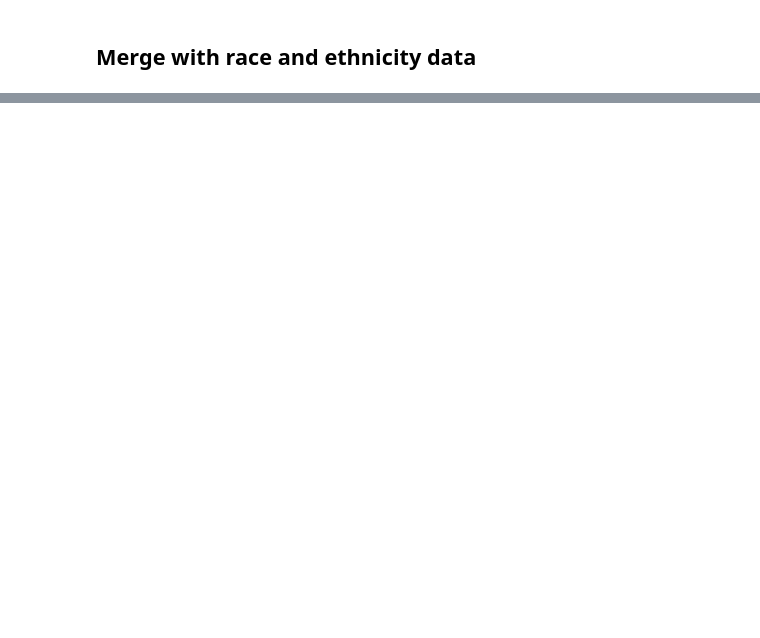
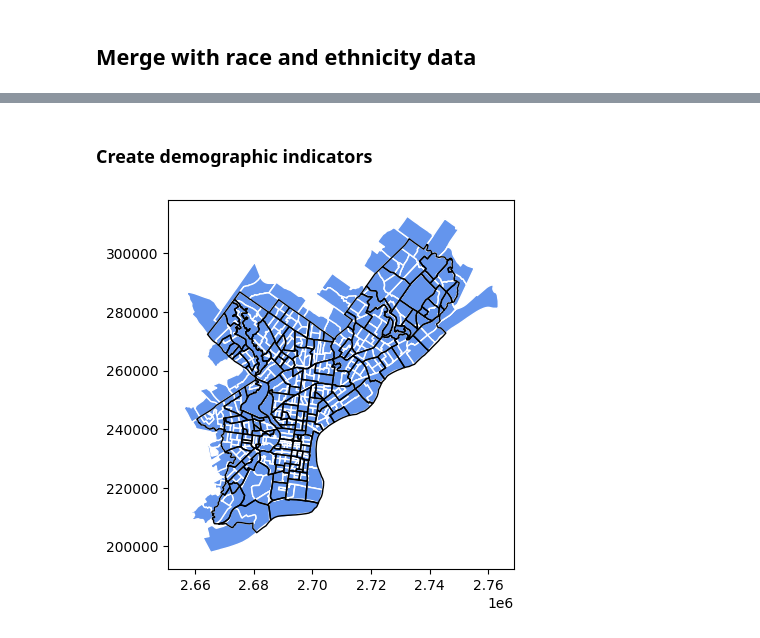
Before and after one commit to glow-27/COGS_209_proj, a Jupyter notebook: demog.ipynb, the cells around one changed output, grey strips where cells are left out. Saved outputs shown, nothing was run; the diff lists cells and outputs as text; code cells hidden in the pictures; blank space fills up the shorter version.

```diff
--- a/demog.ipynb
+++ b/demog.ipynb
@@ -133,2 +135,13 @@ reviews_demog.head()
 # %%
 reviews_demog = reviews_demog.rename(columns={"LISTNAME": "neighborhood"})
+# %% [markdown]
+### Create demographic indicators
+# %%
+neighborhoods = neighborhoods.to_crs(reviews_demog.crs)
+neighborhoods = neighborhoods.rename(columns={"LISTNAME": "neighborhood"})
+# %%
+ax = tracts.plot(color="cornflowerblue",edgecolor="white")
+neighborhoods.plot(ax=ax, facecolor="none", edgecolor="black", alpha=1)
+plt.show()
+# %% [output]
+[figure, added]
```
Also changed, not shown: parts of 26 cells of this notebook, 1 other file.
